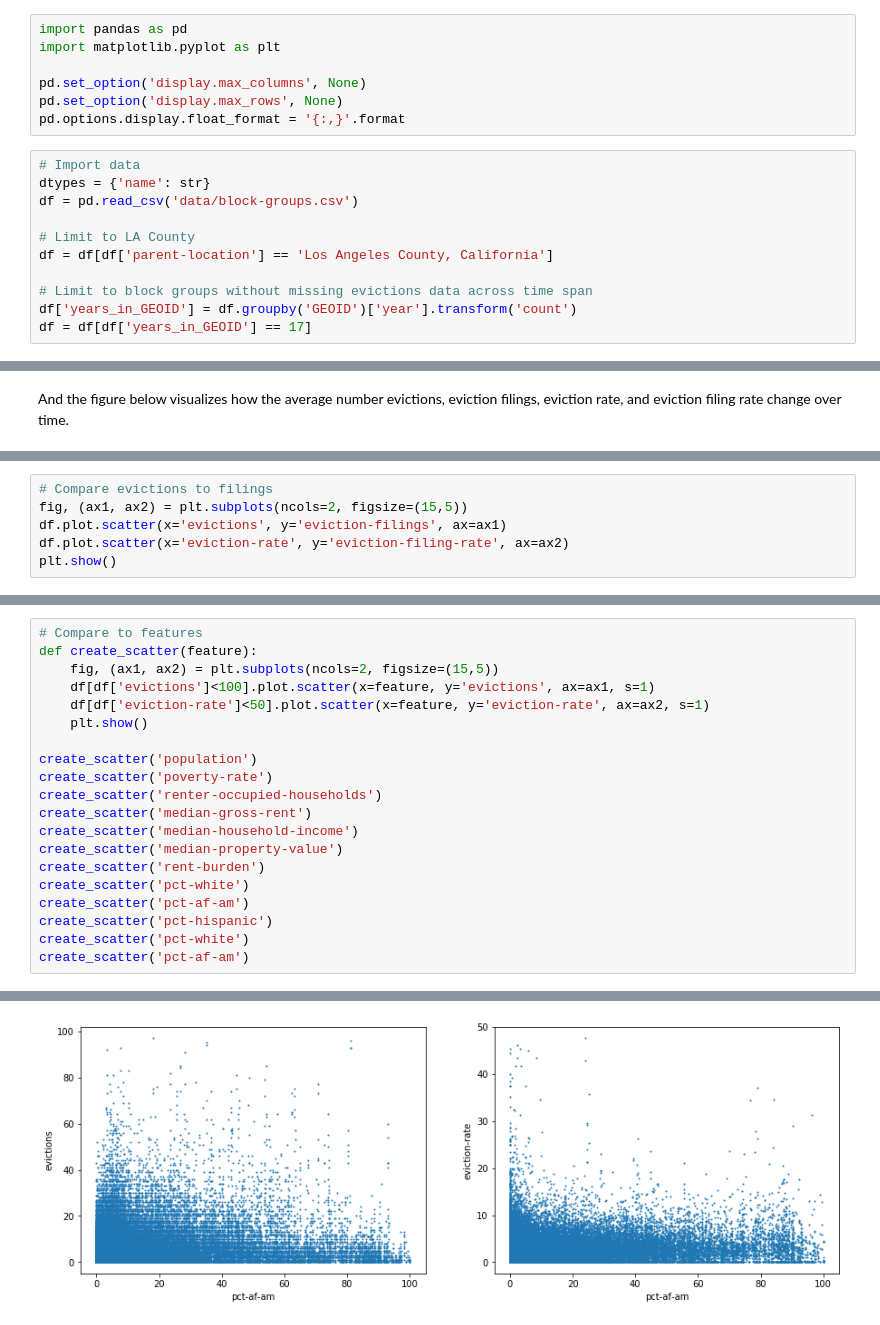
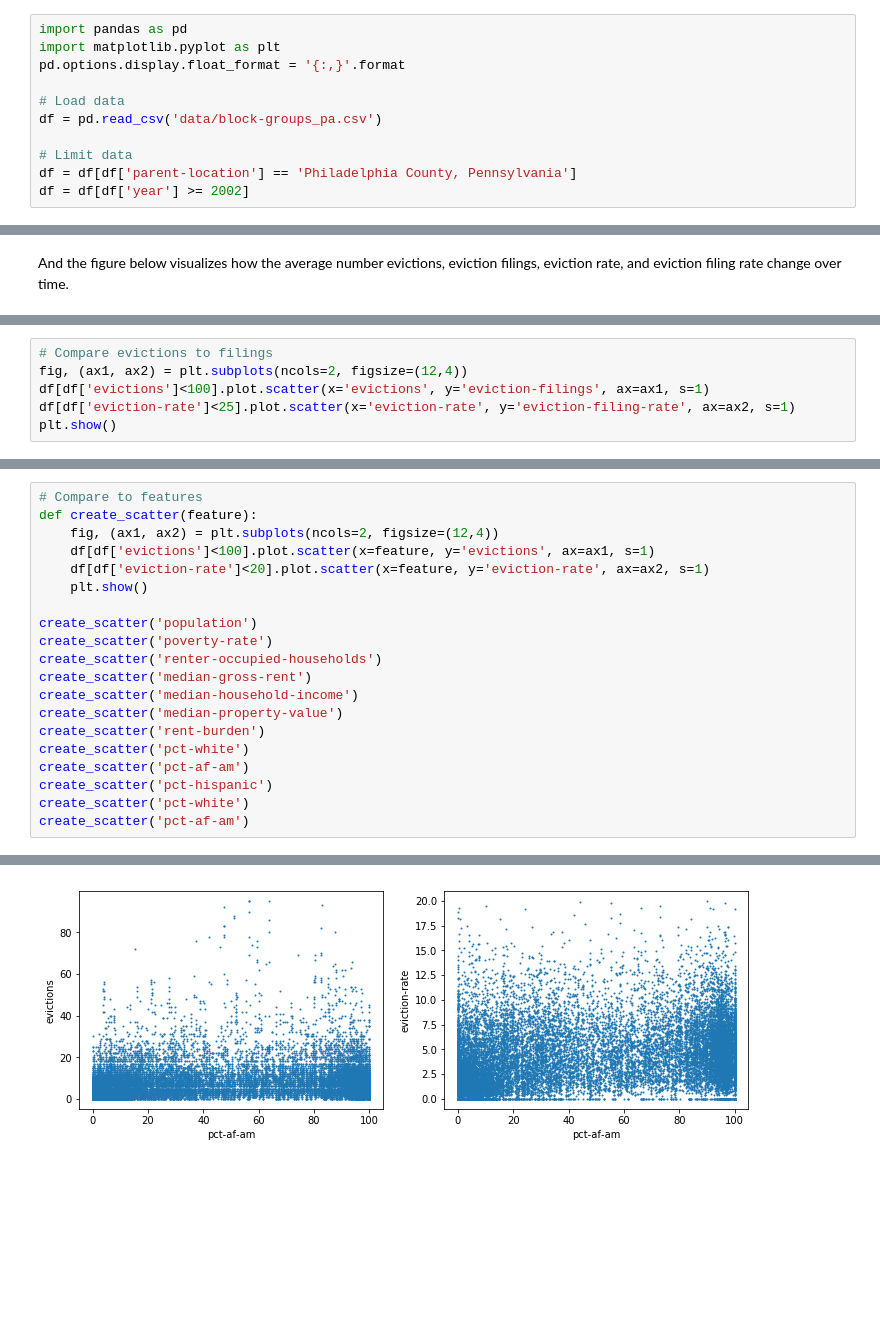
Before and after one commit to erika-tyagi/capp_30254, a Jupyter notebook: project/data_exploration.ipynb, the cells around one changed output, grey strips where cells are left out. Saved outputs shown, nothing was run; the diff lists cells and outputs as text; blank space fills up the shorter version.

```diff
--- a/project/data_exploration.ipynb
+++ b/project/data_exploration.ipynb
@@ -43,19 +39,12 @@ The data must first be limited to Los Angeles County and exclude block groups wi
 # %%
 import pandas as pd
 import matplotlib.pyplot as plt
+pd.options.display.float_format = '{:,}'.format
 
-pd.set_option('display.max_columns', None)
-pd.set_option('display.max_rows', None)
-pd.options.display.float_format = '{:,}'.format
+# Load data
+df = pd.read_csv('data/block-groups_pa.csv')
+
+# Limit data
+df = df[df['parent-location'] == 'Philadelphia County, Pennsylvania']
+df = df[df['year'] >= 2002]
-# %%
-# Import data
-dtypes = {'name': str}
-df = pd.read_csv('data/block-groups.csv')
-
-# Limit to LA County
-df = df[df['parent-location'] == 'Los Angeles County, California']
-
-# Limit to block groups without missing evictions data across time span
-df['years_in_GEOID'] = df.groupby('GEOID')['year'].transform('count')
-df = df[df['years_in_GEOID'] == 17]
 # %% [markdown]
@@ -120,7 +119,7 @@ The figures below show the correlation between evictions and eviction filings (o
 # %%
 # Compare evictions to filings
-fig, (ax1, ax2) = plt.subplots(ncols=2, figsize=(15,5))
-df.plot.scatter(x='evictions', y='eviction-filings', ax=ax1)
-df.plot.scatter(x='eviction-rate', y='eviction-filing-rate', ax=ax2)
+fig, (ax1, ax2) = plt.subplots(ncols=2, figsize=(12,4))
+df[df['evictions']<100].plot.scatter(x='evictions', y='eviction-filings', ax=ax1, s=1)
+df[df['eviction-rate']<25].plot.scatter(x='eviction-rate', y='eviction-filing-rate', ax=ax2, s=1)
 plt.show()
 # %% [output]
@@ -130,9 +129,9 @@ The scatterplots below show the relationship between some of the potential featu
 # %%
 # Compare to features
 def create_scatter(feature):
-    fig, (ax1, ax2) = plt.subplots(ncols=2, figsize=(15,5))
+    fig, (ax1, ax2) = plt.subplots(ncols=2, figsize=(12,4))
     df[df['evictions']<100].plot.scatter(x=feature, y='evictions', ax=ax1, s=1)
-    df[df['eviction-rate']<50].plot.scatter(x=feature, y='eviction-rate', ax=ax2, s=1)
+    df[df['eviction-rate']<20].plot.scatter(x=feature, y='eviction-rate', ax=ax2, s=1)
     plt.show()
 
 create_scatter('population')
@@ -159 +158 @@ create_scatter('pct-af-am')
-[figure, old version]
+[figure, new version]
```
Also changed, not shown: parts of 13 cells of this notebook.
